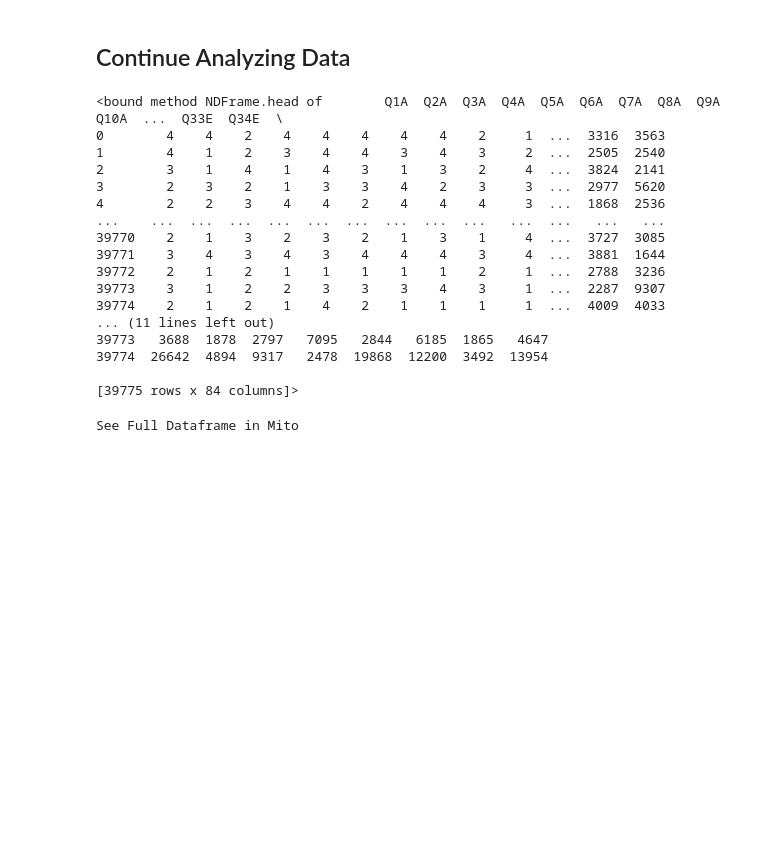
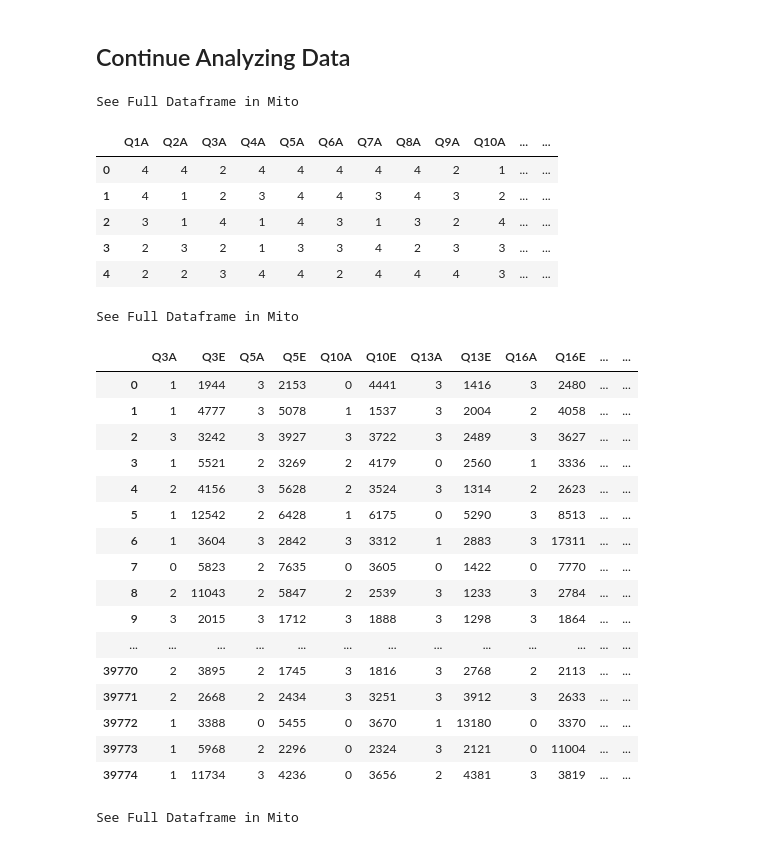
Before and after one commit to Erland366/Streamlit-Stress-Analytics, a Jupyter notebook: res/Notebook Proyek Akhir PSD.ipynb, the cells around one changed output. Cells and saved outputs as stored; diff of their text form; code cells hidden in the pictures; blank space fills up the shorter version.

```diff
--- a/res/Notebook Proyek Akhir PSD.ipynb
+++ b/res/Notebook Proyek Akhir PSD.ipynb
@@ -299,25 +293,15 @@ for i in DASS_keys["Anxiety"]:
     anx.append(f"Q{i}E")
 # %%
 only_q = data[list_A_names + list_E_names]
-only_q.head
+only_q.head()
 # %% [output]
-<bound method NDFrame.head of        Q1A  Q2A  Q3A  Q4A  Q5A  Q6A  Q7A  Q8A  Q9A  Q10A  ...  Q33E  Q34E  \
-0        4    4    2    4    4    4    4    4    2     1  ...  3316  3563
-1        4    1    2    3    4    4    3    4    3     2  ...  2505  2540
-2        3    1    4    1    4    3    1    3    2     4  ...  3824  2141
-3        2    3    2    1    3    3    4    2    3     3  ...  2977  5620
-4        2    2    3    4    4    2    4    4    4     3  ...  1868  2536
-...    ...  ...  ...  ...  ...  ...  ...  ...  ...   ...  ...   ...   ...
-39770    2    1    3    2    3    2    1    3    1     4  ...  3727  3085
-39771    3    4    3    4    3    4    4    4    3     4  ...  3881  1644
-39772    2    1    2    1    1    1    1    1    2     1  ...  2788  3236
-39773    3    1    2    2    3    3    3    4    3     1  ...  2287  9307
-39774    2    1    2    1    4    2    1    1    1     1  ...  4009  4033
-... (11 lines left out)
-39773   3688  1878  2797   7095   2844   6185  1865   4647
-39774  26642  4894  9317   2478  19868  12200  3492  13954
-
-[39775 rows x 84 columns]>
+See Full Dataframe in Mito
+|  | Q1A | Q2A | Q3A | Q4A | Q5A | Q6A | Q7A | Q8A | Q9A | Q10A | ... | ... |
+| 0 | 4 | 4 | 2 | 4 | 4 | 4 | 4 | 4 | 2 | 1 | ... | ... |
+| 1 | 4 | 1 | 2 | 3 | 4 | 4 | 3 | 4 | 3 | 2 | ... | ... |
+| 2 | 3 | 1 | 4 | 1 | 4 | 3 | 1 | 3 | 2 | 4 | ... | ... |
+| 3 | 2 | 3 | 2 | 1 | 3 | 3 | 4 | 2 | 3 | 3 | ... | ... |
+| 4 | 2 | 2 | 3 | 4 | 4 | 2 | 4 | 4 | 4 | 3 | ... | ... |
 # %%
 depression_q = only_q[dep]
 stress_q = only_q[stress]
@@ -334,6 +318,27 @@ def scores(df):
 train_dep = scores(depression_q)
 train_str = scores(stress_q)
 train_anx = scores(anxiety_q)
+# %%
+train_dep
+# %% [output]
+See Full Dataframe in Mito
+|  | Q3A | Q3E | Q5A | Q5E | Q10A | Q10E | Q13A | Q13E | Q16A | Q16E | ... | ... |
+| 0 | 1 | 1944 | 3 | 2153 | 0 | 4441 | 3 | 1416 | 3 | 2480 | ... | ... |
+| 1 | 1 | 4777 | 3 | 5078 | 1 | 1537 | 3 | 2004 | 2 | 4058 | ... | ... |
+| 2 | 3 | 3242 | 3 | 3927 | 3 | 3722 | 3 | 2489 | 3 | 3627 | ... | ... |
+| 3 | 1 | 5521 | 2 | 3269 | 2 | 4179 | 0 | 2560 | 1 | 3336 | ... | ... |
+| 4 | 2 | 4156 | 3 | 5628 | 2 | 3524 | 3 | 1314 | 2 | 2623 | ... | ... |
+| 5 | 1 | 12542 | 2 | 6428 | 1 | 6175 | 0 | 5290 | 3 | 8513 | ... | ... |
+| 6 | 1 | 3604 | 3 | 2842 | 3 | 3312 | 1 | 2883 | 3 | 17311 | ... | ... |
+| 7 | 0 | 5823 | 2 | 7635 | 0 | 3605 | 0 | 1422 | 0 | 7770 | ... | ... |
+| 8 | 2 | 11043 | 2 | 5847 | 2 | 2539 | 3 | 1233 | 3 | 2784 | ... | ... |
+| 9 | 3 | 2015 | 3 | 1712 | 3 | 1888 | 3 | 1298 | 3 | 1864 | ... | ... |
+| ... | ... | ... | ... | ... | ... | ... | ... | ... | ... | ... | ... | ... |
+| 39770 | 2 | 3895 | 2 | 1745 | 3 | 1816 | 3 | 2768 | 2 | 2113 | ... | ... |
+| 39771 | 2 | 2668 | 2 | 2434 | 3 | 3251 | 3 | 3912 | 3 | 2633 | ... | ... |
+| 39772 | 1 | 3388 | 0 | 5455 | 0 | 3670 | 1 | 13180 | 0 | 3370 | ... | ... |
+| 39773 | 1 | 5968 | 2 | 2296 | 0 | 2324 | 3 | 2121 | 0 | 11004 | ... | ... |
+| 39774 | 1 | 11734 | 3 | 4236 | 0 | 3656 | 2 | 4381 | 3 | 3819 | ... | ... |
 # %%
 def append(df, string):
     conditions = [
```
Also changed, not shown: parts of 20 cells of this notebook.
